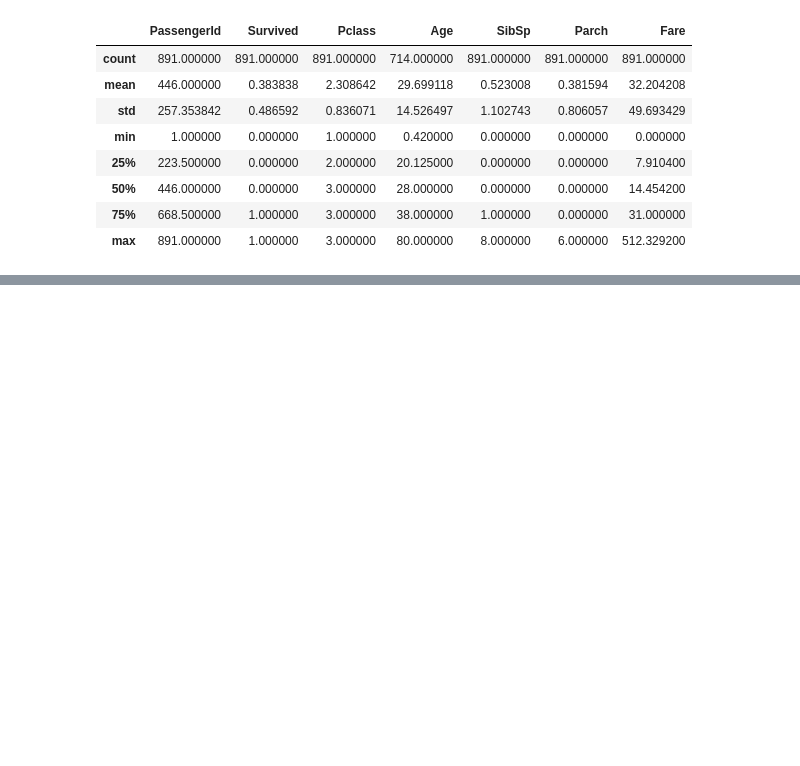
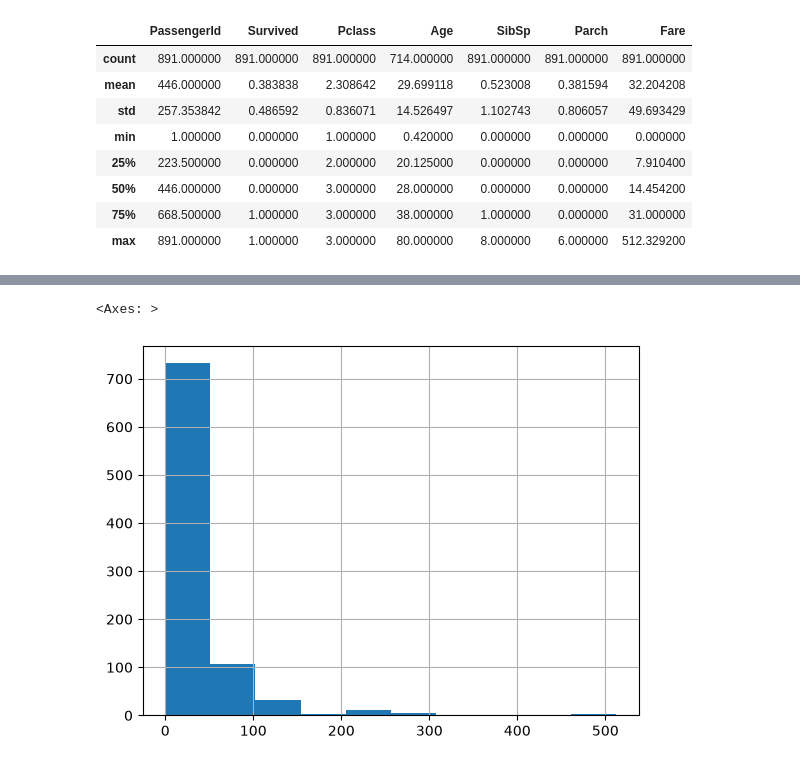
Before and after one commit to MagicBardo/titanic-survival-prediction, a Jupyter notebook: notebooks/titanic_survival.ipynb, the cells around one changed output, grey strips where cells are left out. Cells and saved outputs as stored; diff of their text form; code cells hidden in the pictures; blank space fills up the shorter version.

```diff
--- a/notebooks/titanic_survival.ipynb
+++ b/notebooks/titanic_survival.ipynb
@@ -75,0 +106,5 @@ df.describe()
+# %%
+df["Fare"].hist()
+# %% [output]
+<Axes: >
+[figure, added]
```
Also changed, not shown: parts of 66 cells of this notebook, 2 other files.
